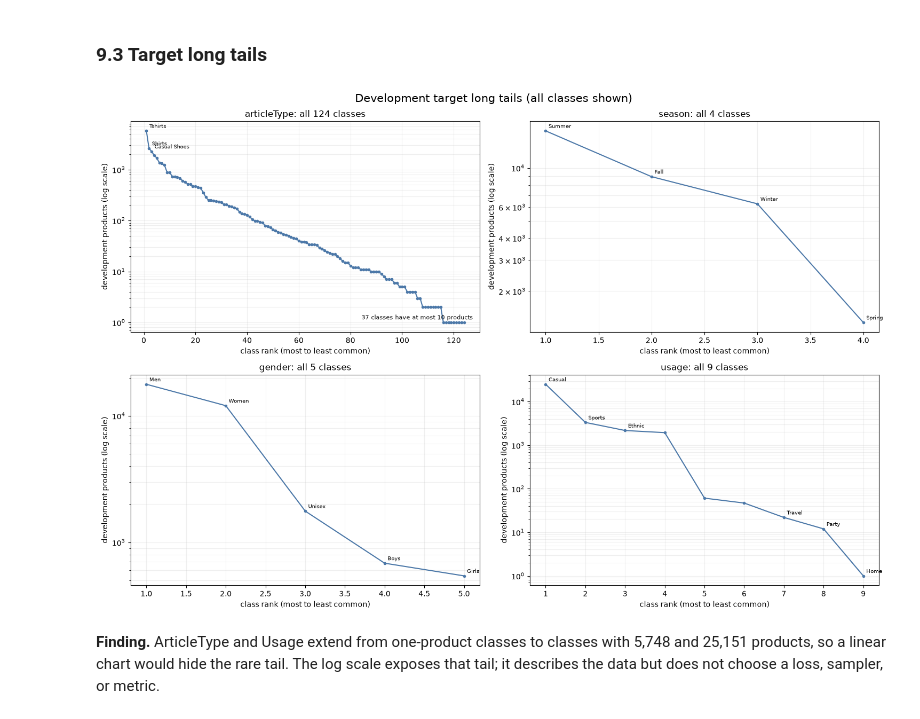
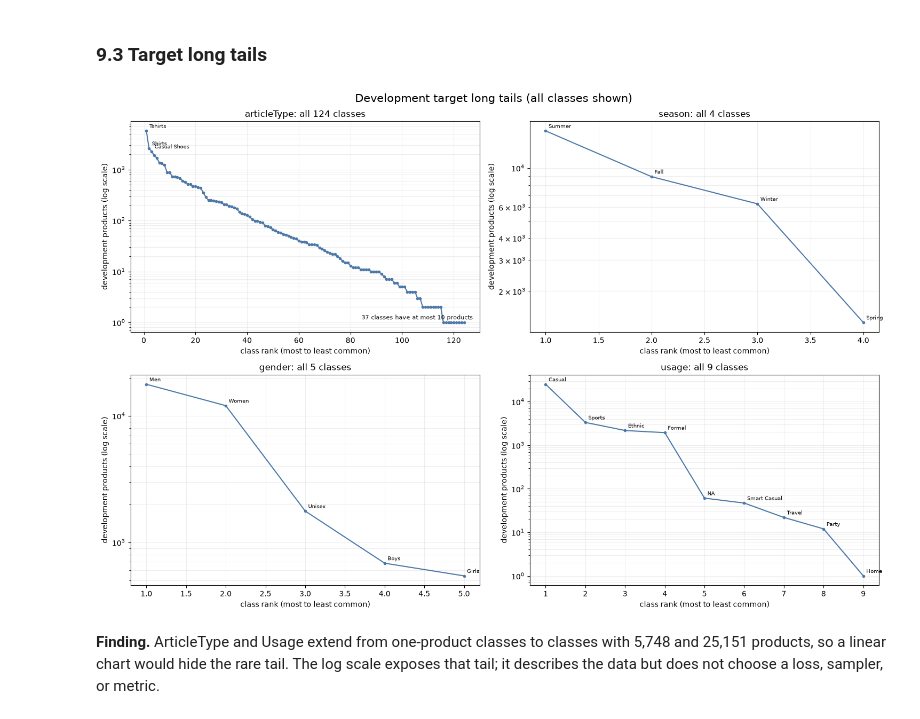
Before and after one commit to TrnLin/MLA2, a Jupyter notebook: notebooks/01_data_preparation.ipynb, the cells around one changed output. Saved outputs shown, nothing was run; the diff lists cells and outputs as text; code cells hidden in the pictures.

Commit message:
fix(notebook): label every usage class

```diff
--- a/notebooks/01_data_preparation.ipynb
+++ b/notebooks/01_data_preparation.ipynb
@@ -1198,39 +1198,40 @@ for axis, target in zip(axes.ravel(), TARGETS):
     axis.plot(ranks, counts.to_numpy(), marker="o", markersize=3, color="#4C78A8")
     axis.set_yscale("log")
     axis.set_title(f"{target}: all {len(counts)} classes")
     axis.set_xlabel("class rank (most to least common)")
     axis.set_ylabel("development products (log scale)")
     axis.grid(alpha=0.2, which="both")
-    annotation_indexes = (
-        list(range(min(3, len(counts))))
-        if len(counts) > 20
-        else sorted(
+    if target == "usage":
+        annotation_indexes = list(range(len(counts)))
+    elif len(counts) > 20:
+        annotation_indexes = list(range(min(3, len(counts))))
+    else:
+        annotation_indexes = sorted(
             set(range(min(3, len(counts)))) | set(range(max(0, len(counts) - 3), len(counts)))
         )
-    )
     for index in annotation_indexes:
         axis.annotate(
             str(counts.index[index]),
             (ranks[index], counts.iloc[index]),
             xytext=(4, 4),
             textcoords="offset points",
             fontsize=7,
         )
     if len(counts) > 20:
         axis.text(
             0.98,
             0.06,
             f"{int(counts.le(10).sum())} classes have at most 10 products",
             transform=axis.transAxes,
             ha="right",
             fontsize=8,
         )
 figure.suptitle("Development target long tails (all classes shown)", fontsize=15)
 figure.tight_layout()
 figure_record = save_figure(figure, "target_distributions.png")
 plt.show()
 # %% [output]
-[figure, old version]
+[figure, new version]
 # %% [markdown]
 **Finding.** ArticleType and Usage extend from one-product classes to classes with 5,748 and 25,151 products, so a linear chart would hide the rare tail. The log scale exposes that tail; it describes the data but does not choose a loss, sampler, or metric.
 # %% [markdown]
```
Also changed, not shown: parts of 2 cells of this notebook, 3 other files.
